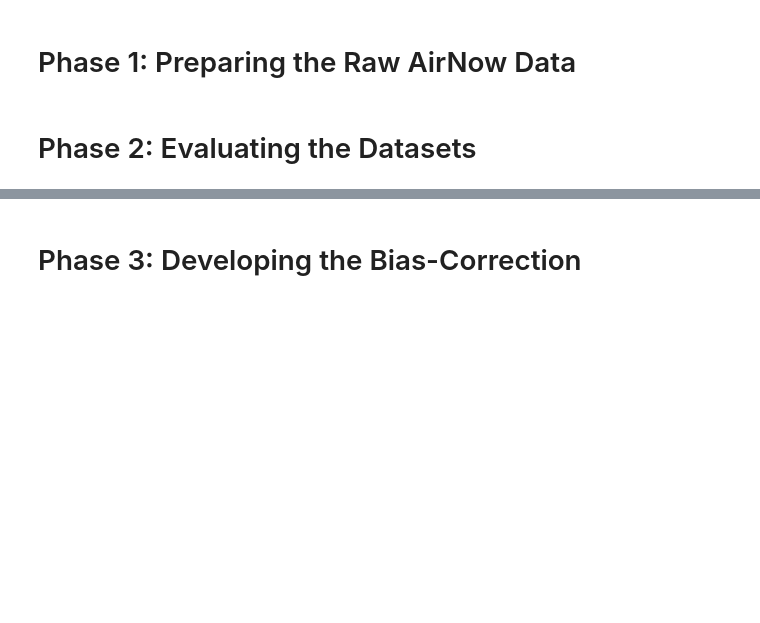
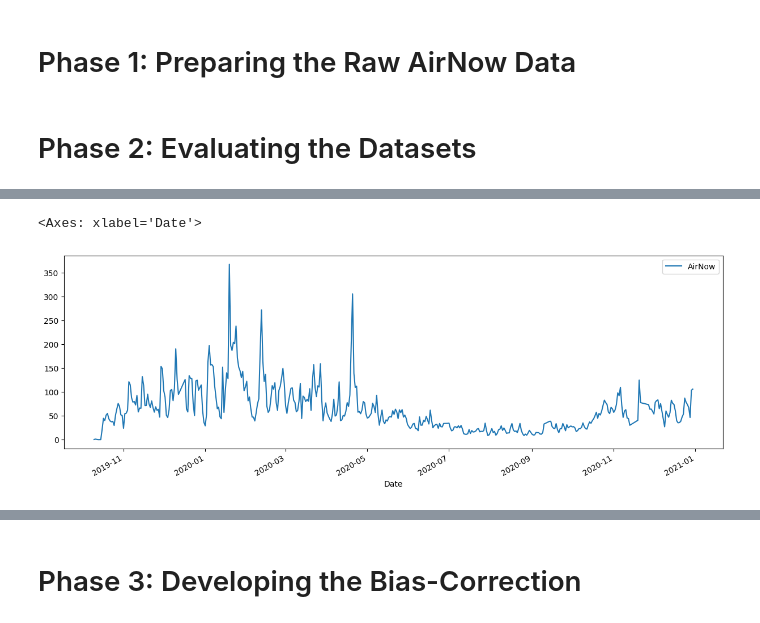
Before and after one commit to kkipngenokoech/DA-course, a Jupyter notebook: Lecture 4/Lecture 4 - Air Pollution Data Workbook.ipynb, the cells around one changed output, grey strips where cells are left out. Cells and saved outputs as stored; diff of their text form; code cells hidden in the pictures; blank space fills up the shorter version.

```diff
--- a/Lecture 4/Lecture 4 - Air Pollution Data Workbook.ipynb
+++ b/Lecture 4/Lecture 4 - Air Pollution Data Workbook.ipynb
@@ -63,0 +128,5 @@ compiled_pm = pd.read_csv(f'{DATA_DIR}/{an_filename}', index_col=0, parse_dates=
+# %%
+compiled_pm.plot(y='AirNow', figsize=(15,5))
+# %% [output]
+<Axes: xlabel='Date'>
+[figure, added]
```
Also changed, not shown: parts of 12 cells of this notebook.
